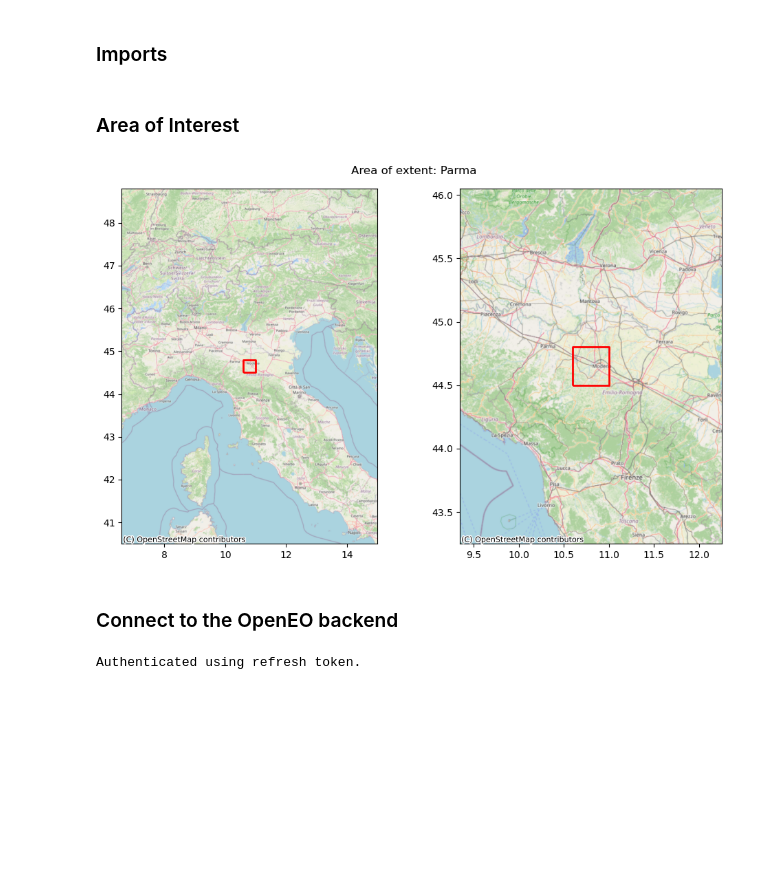
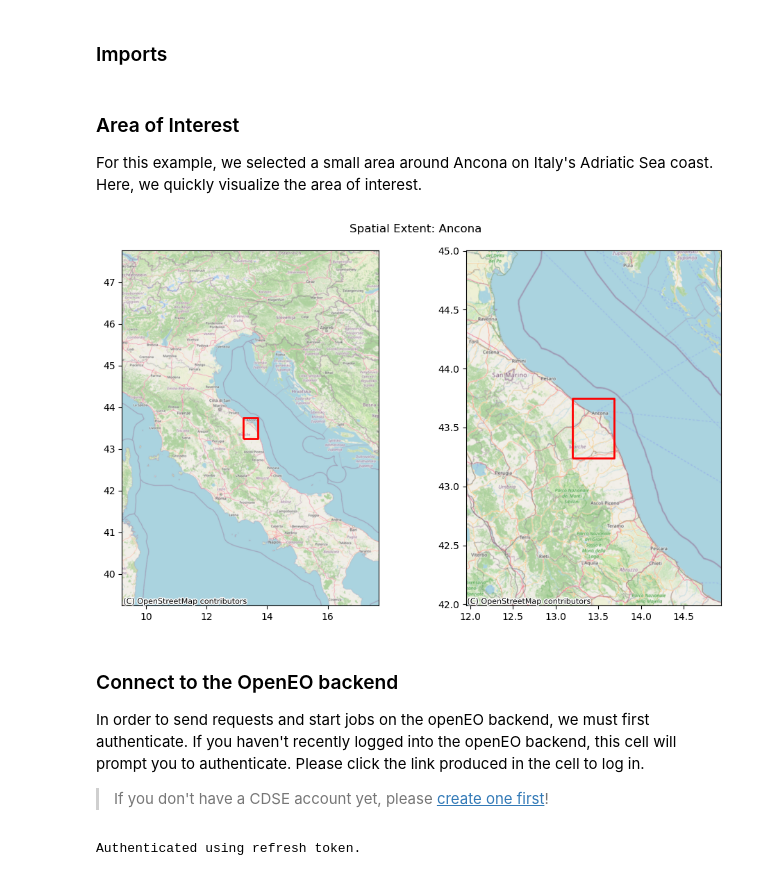
Before and after one commit to bcdev/apex-force-openeo, a Jupyter notebook: examples/run-level2-and-download/FORCE_level2_and_download_query.ipynb, the cells around one changed output. Cells and saved outputs as stored; diff of their text form; code cells hidden in the pictures; blank space fills up the shorter version.

Commit message:
Add FORCE level 2 examples

```diff
--- a/examples/run-level2-and-download/FORCE_level2_and_download_query.ipynb
+++ b/examples/run-level2-and-download/FORCE_level2_and_download_query.ipynb
@@ -31,25 +70,32 @@ import rioxarray
 import force_example_utils as utils
 # %% [markdown]
 ### Area of Interest
+
+For this example, we selected a small area around Ancona on Italy's Adriatic Sea coast.
+Here, we quickly visualize the area of interest.
 # %%
-w,s,e,n = 10.6, 44.5, 11.0, 44.8
+w,s,e,n = 13.2, 43.239, 13.688, 43.75
 spatial_extent = { "west": w, "south": s, "east": e, "north": n}
-aoi_name = "Parma"
-temporal_extent=["2026-04-06", "2026-04-09"]
+aoi_name = "Ancona"
+temporal_extent=["2026-04-19", "2026-04-20"]
 
 utils.plot_area_of_interest(
     w=w,
     s=s,
     e=e,
     n=n,
     large_context=4,
     figsize=(10, 6),
-    title=f"Area of extent: {aoi_name}"
+    title=f"Spatial Extent: {aoi_name}"
 )
 # %% [output]
-[figure, old version]
+[figure, new version]
 # %% [markdown]
 ### Connect to the OpenEO backend
+
+In order to send requests and start jobs on the openEO backend, we must first authenticate. If you haven't recently logged into the openEO backend, this cell will prompt you to authenticate. Please click the link produced in the cell to log in.
+
+> If you don't have a CDSE account yet, please [create one first](https://documentation.dataspace.copernicus.eu/Registration.html)!
 # %%
 backend_url = "openeo-staging.dataspace.copernicus.eu"
 connection = openeo.connect(backend_url).authenticate_oidc()
```
Also changed, not shown: parts of 17 cells of this notebook, 2 other files.
